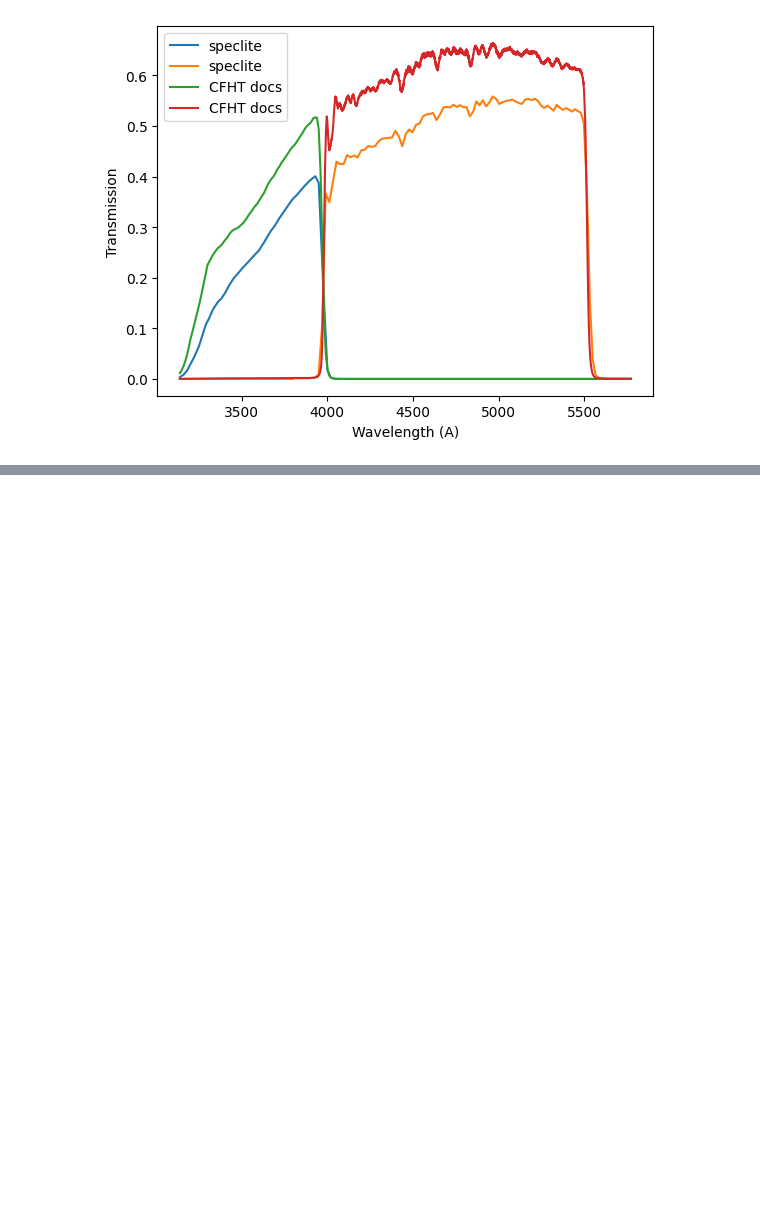
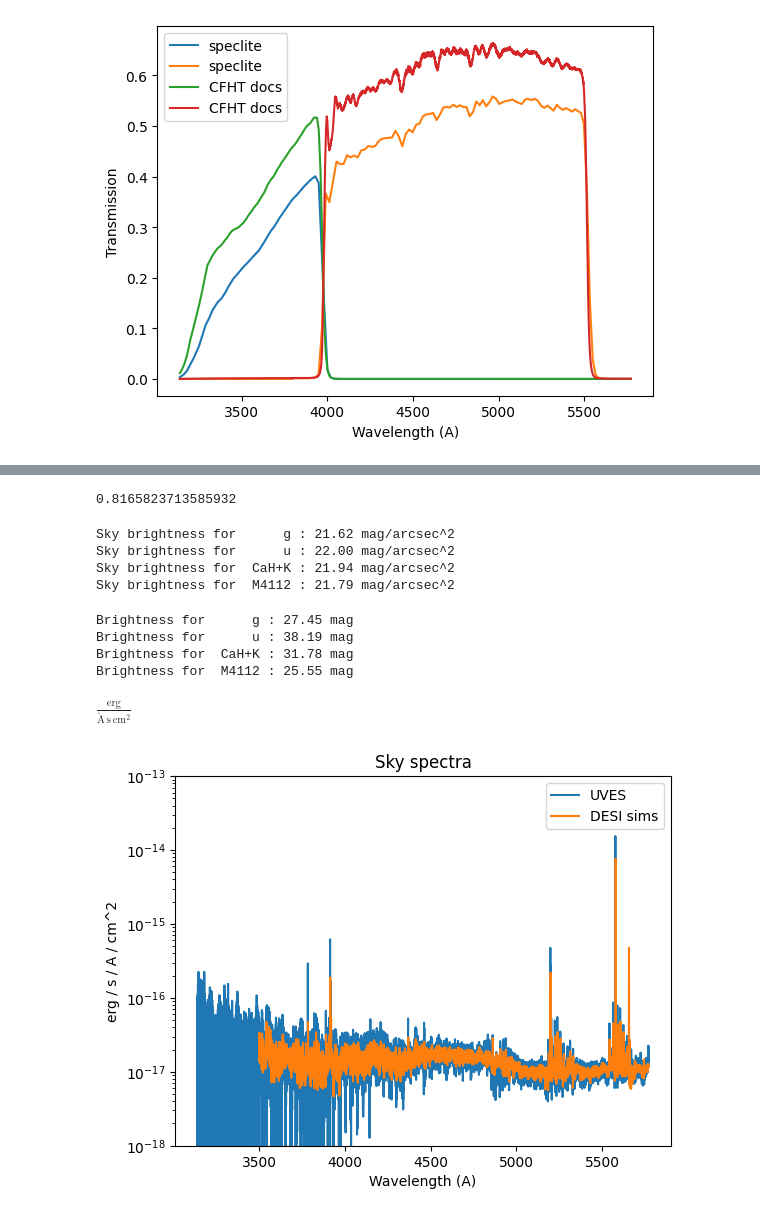
Before and after one commit to dstndstn/cfht-etc, a Jupyter notebook: skybg.ipynb, the cells around one changed output, grey strips where cells are left out. Drawn from its saved outputs; the diff is of its cells as text; code cells hidden in the pictures; blank space fills up the shorter version.

```diff
--- a/skybg.ipynb
+++ b/skybg.ipynb
@@ -58,7 +58,7 @@ dwave = np.append(dwave, [dwave[-1]])
 photon_rate = sky_flux_u * dwave * tel_area / wave_ergs * pixel_size**2
 # %%
 # Read CFHT data tables...
-def read_table(fn, wavelengths, sep=None):
+def read_table(fn, wavelengths, sep=None, wave_scale=10., trans_scale=0.01):
     f = open(fn)
     qe = []
     for line in f.readlines():
@@ -69,8 +69,10 @@ def read_table(fn, wavelengths, sep=None):
             f1,f2 = float(words[0]), float(words[1])
         except:
             continue
-        qe.append([10. * f1, 0.01 * f2])
+        qe.append([wave_scale * f1, trans_scale * f2])
     qe = np.array(qe)
+    if wavelengths is None:
+        return qe
     qe_wave = qe[:,0] * u.Angstrom
     qe_frac = qe[:,1]
     qe = np.interp(wavelengths, qe_wave, qe_frac)
@@ -170,0 +221,48 @@ M4112
+# %%
+fudge = 10.**((22.0 - 21.78) / -2.5)
+fudge
+# %% [output]
+0.8165823713585932
+# %%
+for fname,tot in [('g', g_tot), ('u', u_tot), ('CaH+K', cahk_tot), ('M4112', m4112_tot)]:
+    ref_photons = np.sum(ref_photon_rate * tot)
+    photons = np.sum(photon_rate * tot) * fudge
+    mag = ref_mag -2.5 * np.log10(photons / ref_photons)
+    print('Sky brightness for %6s' % fname, ': %.2f mag/arcsec^2' % mag)
+# %% [output]
+Sky brightness for      g : 21.62 mag/arcsec^2
+Sky brightness for      u : 22.00 mag/arcsec^2
+Sky brightness for  CaH+K : 21.94 mag/arcsec^2
+Sky brightness for  M4112 : 21.79 mag/arcsec^2
+# %%
+for fname,tot in [('g', g_tot), ('u', u_tot), ('CaH+K', cahk_tot), ('M4112', m4112_tot)]:
+    ref_photons = np.sum(ref_photon_rate * tot)
+    photon_rate = src1 * dwave * tel_area / wave_ergs * pixel_size**2
+    photons = np.sum(photon_rate * tot)
+    mag = ref_mag -2.5 * np.log10(photons / ref_photons)
+    print('Brightness for %6s' % fname, ': %.2f mag' % mag)
+# %% [output]
+Brightness for      g : 27.45 mag
+Brightness for      u : 38.19 mag
+Brightness for  CaH+K : 31.78 mag
+Brightness for  M4112 : 25.55 mag
+# %%
+#decam_sky = read_table('spec-sky.dat', sky_wave_u, wave_scale=1., trans_scale=1.)
+decam_sky = read_table('spec-sky-cut.dat', None, wave_scale=1., trans_scale=1.)
+decam_wave_u = decam_sky[:,0] * u.Angstrom
+decam_flux_u = decam_sky[:,1] * 1e-17 * sky_flux_u.unit
+decam_flux_u.unit
+# %% [output]
+$\mathrm{\frac{erg}{\mathring{A}\,s\,cm^{2}}}$
+# %%
+plt.plot(sky_wave_u, sky_flux_u, label='UVES');
+plt.plot(decam_wave_u, decam_flux_u, label='DESI sims');
+plt.yscale('log')
+plt.ylim(1e-18, 1e-13)
+plt.ylabel('erg / s / A / cm^2');
+plt.xlabel('Wavelength (A)')
+plt.title('Sky spectra')
+plt.legend()
+plt.savefig('sky.png')
+# %% [output]
+[figure, added]
```
Also changed, not shown: parts of 26 cells of this notebook, 2 other files.
